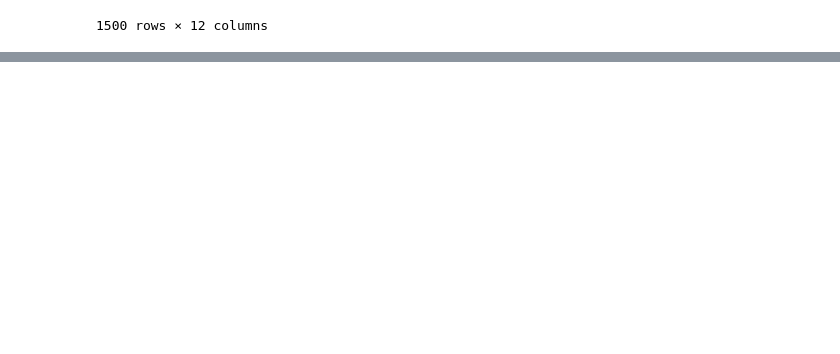
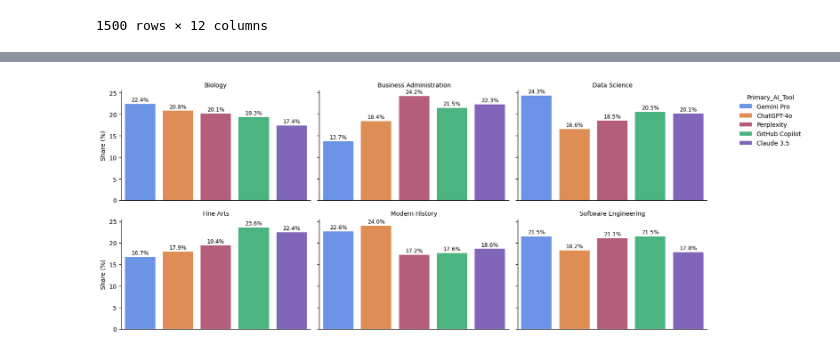
Before and after one commit to LeonardoTerra/Kaggle, a Jupyter notebook: AI usage vs GPA improvement EDA.ipynb, the cells around one changed output, grey strips where cells are left out. Saved outputs shown, nothing was run; the diff lists cells and outputs as text; code cells hidden in the pictures; blank space fills up the shorter version.

```diff
--- a/AI usage vs GPA improvement EDA.ipynb
+++ b/AI usage vs GPA improvement EDA.ipynb
@@ -198,0 +215,4 @@ GPA before and After per AI tool
+# %%
+major = (df.groupby('Major')['Primary_AI_Tool'].value_counts(normalize=True).round(3)*100).reset_index()
+major.rename(columns={'proportion':'share'}, inplace=True)
+major
@@ -198,0 +237,25 @@ GPA before and After per AI tool
+# %%
+g = sns.catplot(data=major, x='Primary_AI_Tool', y='share', col='Major', hue='Primary_AI_Tool', col_wrap=3, kind='bar', height=3, aspect=1.4, legend=True)
+g.set_axis_labels('', 'Share (%)')
+g.set_titles(col_template='{col_name}')
+
+for ax in g.axes.flat:
+    ax.set_xticklabels([])
+    ax.tick_params(axis='x', length=0)
+    for bar in ax.patches:
+        height = bar.get_height()
+        if height > 0:
+            ax.text(
+                bar.get_x() + bar.get_width() / 2,
+                height + 0.3,
+                f'{height:.1f}%',
+                ha='center',
+                va='bottom',
+                fontsize=9
+            )
+
+sns.move_legend(g, loc='upper right', bbox_to_anchor=(1.15, 0.95))
+plt.tight_layout()
+plt.show()
+# %% [output]
+[figure, added]
```
Also changed, not shown: parts of 5 cells of this notebook.
